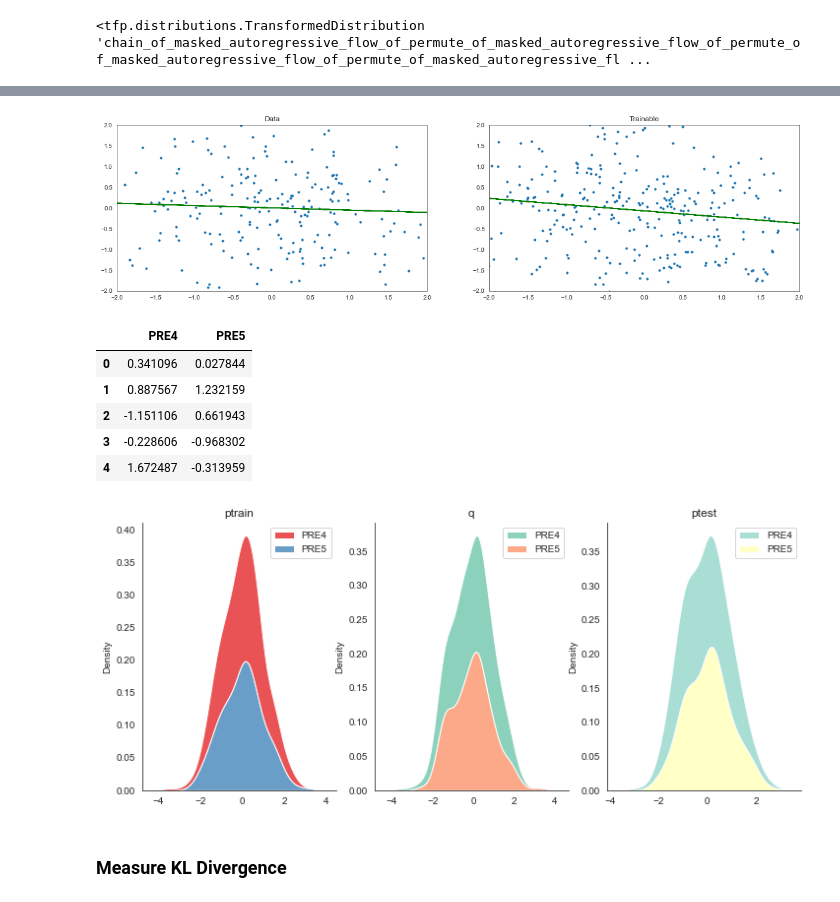
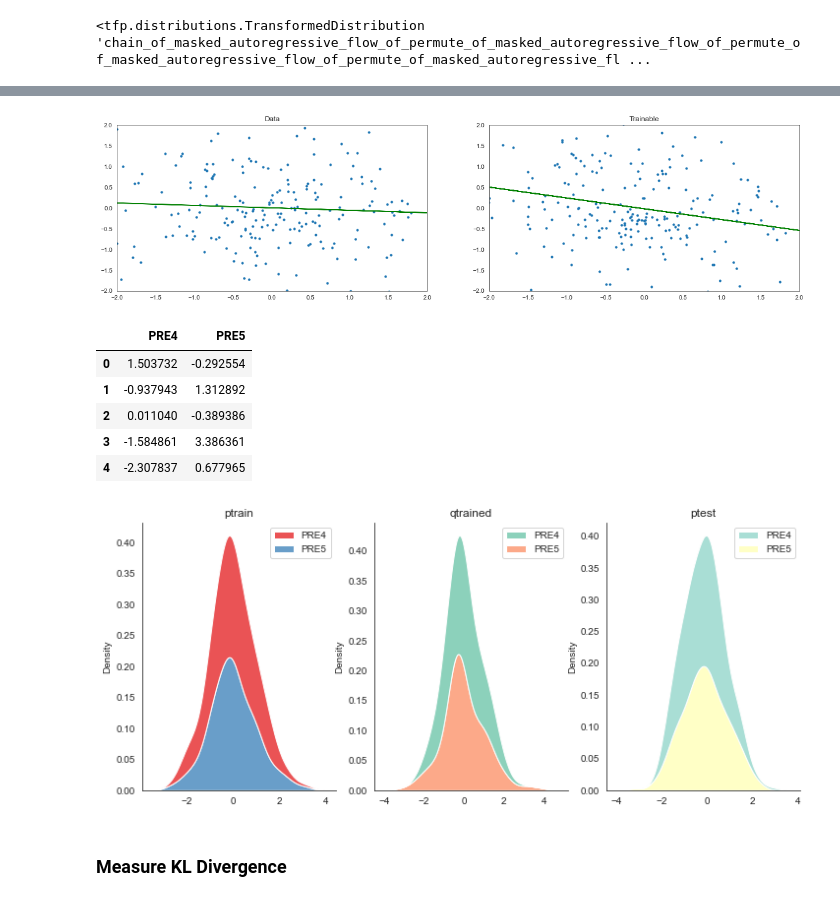
Before and after one commit to kgkeklikci/Normalizing-Flows, a Jupyter notebook: beta-vae-normalizing-flows/thoracic-surgery/beta-vae-maf-thoracic-surgery_v1.1.ipynb, the cells around one changed output, grey strips where cells are left out. Cells and saved outputs as stored; diff of their text form; code cells hidden in the pictures.

```diff
--- a/beta-vae-normalizing-flows/thoracic-surgery/beta-vae-maf-thoracic-surgery_v1.1.ipynb
+++ b/beta-vae-normalizing-flows/thoracic-surgery/beta-vae-maf-thoracic-surgery_v1.1.ipynb
@@ -237,3 +231,12 @@ X_train[keepdims[1:]] = X_train[keepdims[1:]].astype(np.float32)
 X_test[keepdims[1:]] = X_test[keepdims[1:]].astype(np.float32)
 # %%
 X_train.drop(['DGN', 'Risk1Yr'],axis=1,inplace=True)
+# %%
+samples = pd.DataFrame(prior.sample(X_train_copy.shape[0]).numpy(), columns=keepdims[1:])
+f, axs = plt.subplots(1, 3, figsize=(12,5))
+sns.kdeplot(data=pd.DataFrame(X_train_copy.drop(['DGN', 'Risk1Yr'], axis=1), columns=['PRE4','PRE5']), ax=axs[0], multiple="stack", palette='Set1').set_title('train')
+sns.kdeplot(data=samples, ax=axs[1], multiple="stack", palette='Set2').set_title('qtrainable')
+sns.kdeplot(data=pd.DataFrame(X_test_copy.drop('DGN', axis=1), columns=['PRE4','PRE5']), ax=axs[2], multiple="stack", palette='Set3').set_title('test')
+f = f.get_figure()
+sns.despine()
+f.savefig(os.getcwd() + '/maf-results/shift-scale/p.jpeg')
@@ -319,10 +319,3 @@ y_test.reset_index(drop=True,inplace=True) # for concatenation
 
 X_train_sample['Risk1Yr'] = y_train
 X_train_sample['DGN'] = X_train_copy['DGN']
-# %%
-f, axs = plt.subplots(1,2, figsize=(10,5))
-sns.kdeplot(data=X_train_sample, ax=axs[0], multiple="stack", palette='Set1').set_title('ptrain')
-sns.kdeplot(data=X_test_sample, ax=axs[1], multiple="stack", palette='Set2').set_title('ptest')
-f = f.get_figure()
-sns.despine()
-f.savefig(os.getcwd() + '/maf-results/shift-scale/p.jpeg')
@@ -354,7 +345,7 @@ trainable_dist
 # %% [output]
 <tfp.distributions.TransformedDistribution 'masked_autoregressive_flowMultivariateNormalDiag' batch_shape=[] event_shape=[2] dtype=float32>
 # %%
-n_samples = 300
+n_samples = X_train.shape[0]
 x = mvn.sample(sample_shape=n_samples)
 names = [mvn.name, trainable_dist.bijector.name]
 samples = [x, trainable_dist.bijector.forward(x)]
@@ -523,25 +471,25 @@ def visualize_training_data(samples):
 # %%
 visualize_training_data(samples)
 # %% [output]
-[figure, old version]
+[figure, new version]
 # %%
 samples = pd.DataFrame(samples[-1].numpy(), columns=['PRE4','PRE5'])
 samples.head()
 # %% [output]
 |  | PRE4 | PRE5 |
-| 0 | 0.341096 | 0.027844 |
-| 1 | 0.887567 | 1.232159 |
-| 2 | -1.151106 | 0.661943 |
-| 3 | -0.228606 | -0.968302 |
-| 4 | 1.672487 | -0.313959 |
+| 0 | 1.503732 | -0.292554 |
+| 1 | -0.937943 | 1.312892 |
+| 2 | 0.011040 | -0.389386 |
+| 3 | -1.584861 | 3.386361 |
+| 4 | -2.307837 | 0.677965 |
 # %%
 f, axs = plt.subplots(1, 3, figsize=(12,5))
 sns.kdeplot(data=pd.DataFrame(X_train_np, columns=['PRE4','PRE5']), ax=axs[0], multiple="stack", palette='Set1').set_title('ptrain')
-sns.kdeplot(data=samples, ax=axs[1], multiple="stack", palette='Set2').set_title('q')
+sns.kdeplot(data=samples, ax=axs[1], multiple="stack", palette='Set2').set_title('qtrained')
 sns.kdeplot(data=pd.DataFrame(X_test_np, columns=['PRE4','PRE5']), ax=axs[2], multiple="stack", palette='Set3').set_title('ptest')
 
 f = f.get_figure()
 sns.despine()
 f.savefig(os.getcwd() + '/maf-results/shift-scale/q.jpeg')
 # %% [output]
-[figure, old version]
+[figure, new version]
```
Also changed, not shown: parts of 13 cells of this notebook, 2 other files.
